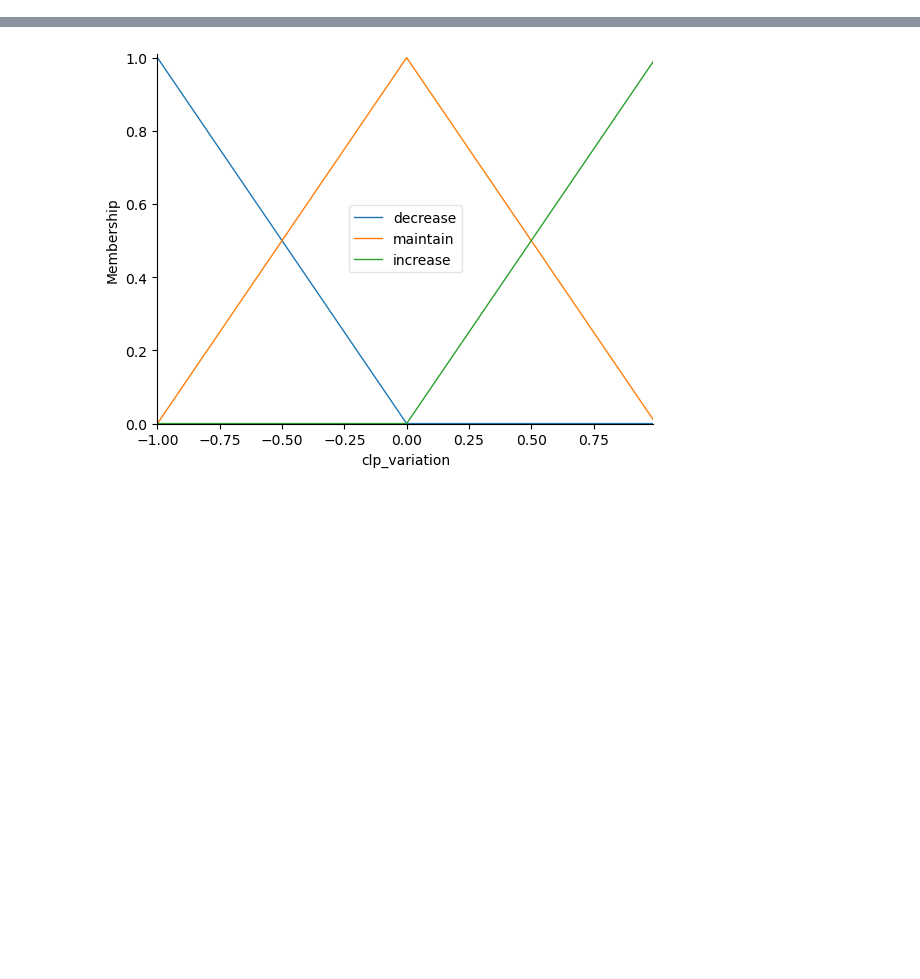
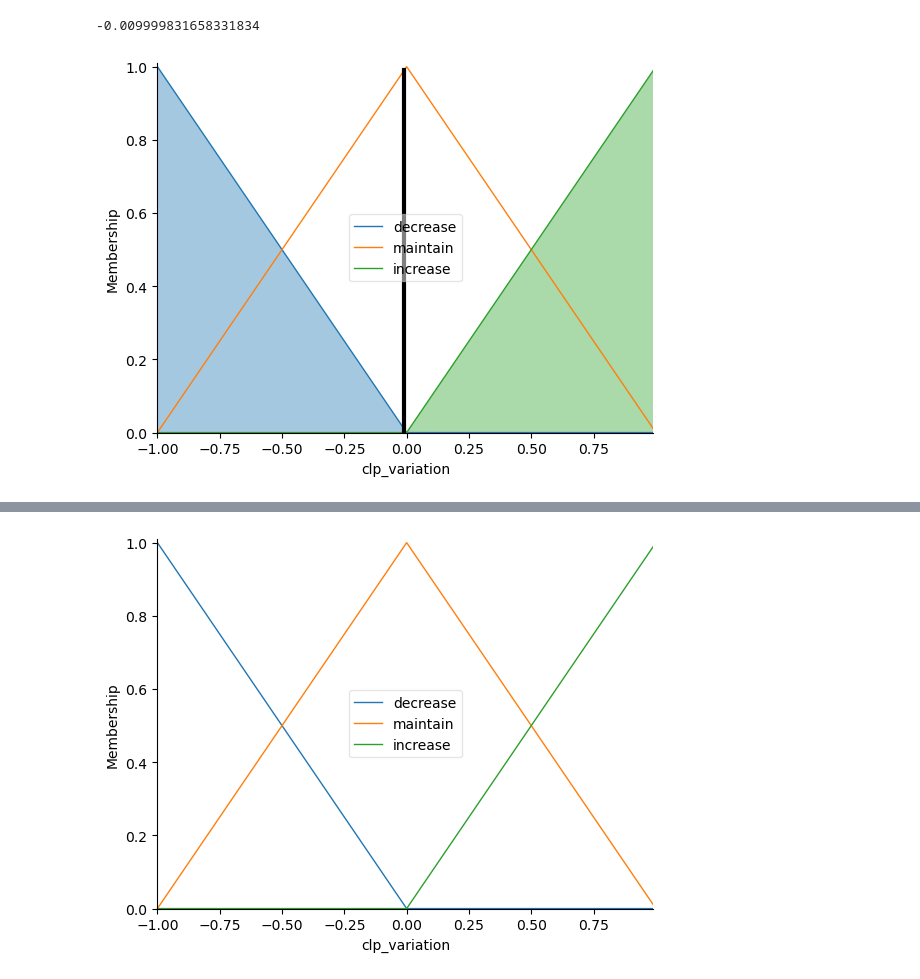
Before and after one commit to leobt23/Computational_Intelligence_forIOT, a Jupyter notebook: project_2_fuzzy/main.ipynb, the cells around one changed output, grey strips where cells are left out. Saved outputs shown, nothing was run; the diff lists cells and outputs as text; code cells hidden in the pictures; blank space fills up the shorter version.

Commit message:
automated the fuzzy system

```diff
--- a/project_2_fuzzy/main.ipynb
+++ b/project_2_fuzzy/main.ipynb
@@ -4,27 +4,93 @@ import skfuzzy as fuzz
 from skfuzzy import control as ctrl
 # %%
 # Defining the input variables
-memory_usage = ctrl.Antecedent(np.arange(0, 100, 1), 'memory_usage')
-processor_load = ctrl.Antecedent(np.arange(0, 100, 1), 'processor_load')
-output_bandwidth = ctrl.Antecedent(np.arange(0, 100, 1), 'output_bandwidth')
+memory_usage = ctrl.Antecedent(np.arange(0, 1, 0.01), 'memory_usage')
+processor_load = ctrl.Antecedent(np.arange(0, 1, 0.01), 'processor_load')
+output_bandwidth = ctrl.Antecedent(np.arange(0, 1, 0.01), 'output_bandwidth')
 latency = ctrl.Antecedent(np.arange(0, 1000, 1), 'latency')
-#input_network_throughput = ctrl.Antecedent(np.arange(0, 101, 1), 'input_network_throughput')
-#output_network_throughput = ctrl.Antecedent(np.arange(0, 101, 1), 'output_network_throughput')
+#input_network_throughput = ctrl.Antecedent(np.arange(0, 100, 1), 'input_network_throughput')
+#output_network_throughput = ctrl.Antecedent(np.arange(0, 100, 1), 'output_network_throughput')
 
 
 # Defining the output variable
-clp_variation = ctrl.Consequent(np.arange(-1, 1.0, 0.01), 'clp_variation')
+clp_variation = ctrl.Consequent(np.arange(-1, 1, 0.01), 'clp_variation')
 
 # Defining the membership functions for the input variables
 # Note: The membership intervals and the terms used may vary depending on the specific problem
 memory_usage.automf(3, names=['low', 'medium', 'high'])
 processor_load.automf(3, names=['low', 'medium', 'high'])
 #input_network_throughput.automf(3, names=['low', 'medium', 'high'])
 #output_network_throughput.automf(3, names=['low', 'medium', 'high'])
 output_bandwidth.automf(3, names=['low', 'medium', 'high'])
 latency.automf(3, names=['low', 'medium', 'high'])
 
-# Now defining the membership functions for the output variable
+# Defining the membership functions for the output variable, 1st try
 clp_variation['decrease'] = fuzz.trimf(clp_variation.universe, [-1  , -0.5, 0  ])
 clp_variation['maintain'] = fuzz.trimf(clp_variation.universe, [-0.5, 0   , 0.5])
 clp_variation['increase'] = fuzz.trimf(clp_variation.universe, [0   , 0.5 , 1  ])
+
+# Defining the membership functions for the output variable, 2nd try
+clp_variation['decrease'] = fuzz.trimf(clp_variation.universe, [-1, -1, 0])
+clp_variation['maintain'] = fuzz.trimf(clp_variation.universe, [-1, 0, 1])
+clp_variation['increase'] = fuzz.trimf(clp_variation.universe, [0, 1, 1])
+
+# Defining the membership functions for the output variable, 3rd try
+#clp_variation.automf(3, names=['decrease', 'maintain', 'increase'])
+
+
+# Defining the rules
+rule1a = ctrl.Rule(memory_usage['high'] | processor_load['high'], clp_variation['decrease'])
+rule1a.weight = 3
+rule1b = ctrl.Rule(memory_usage['low'] | processor_load['low'] , clp_variation['increase'])
+rule1b.weight = 3
+rule1c = ctrl.Rule(memory_usage['low'] & processor_load['low'], clp_variation['increase'])
+rule1c.weight = 3
+rule1d = ctrl.Rule(memory_usage['medium'] & processor_load['medium'], clp_variation['maintain'])
+rule1c.weight = 3
+
+rule2a = ctrl.Rule(latency['high'] , clp_variation['increase'])
+rule2a.weight = 2
+rule2b = ctrl.Rule(latency['low'], clp_variation['decrease'])
+rule2b.weight = 2
+rule2c = ctrl.Rule(latency['medium'], clp_variation['maintain'])
+rule2c.weight = 2
+
+rule3a = ctrl.Rule(output_bandwidth['low'] , clp_variation['decrease'])
+rule3a.weight = 1
+rule3b = ctrl.Rule(output_bandwidth['high'], clp_variation['increase'])
+rule3b.weight = 1
+rule3c = ctrl.Rule(output_bandwidth['medium'], clp_variation['maintain'])
+rule3c.weight = 1
+
+# Creating the control system
+clp_ctrl = ctrl.ControlSystem([rule1a, rule1b, rule1c, rule1d, rule2a, rule2b, rule2c, rule3a, rule3b, rule3c])
+
+
+# Creating the simulator
+clp_simulator = ctrl.ControlSystemSimulation(clp_ctrl)
+
+
+
+# Testing our FIS
+
+
+# Updating the variables
+clp_simulator.input['memory_usage'] = 0 # 0.1
+clp_simulator.input['processor_load'] = 0 # 0.1
+#clp_simulator.input['input_network_throughput'] = 0.5
+#clp_simulator.input['output_network_throughput'] = 0.4
+clp_simulator.input['output_bandwidth'] = 0 # 0.1
+clp_simulator.input['latency'] = 0 #200 / 1000
+
+
+# Executing the simulation
+clp_simulator.compute()
+
+print(clp_simulator.output['clp_variation'])
+
+
+# Checking the simulation result, and what it suggests
+clp_variation.view(sim=clp_simulator)
+# %% [output]
+-0.009999831658331834
+[figure, added]
```
Also changed, not shown: parts of 3 cells of this notebook.
